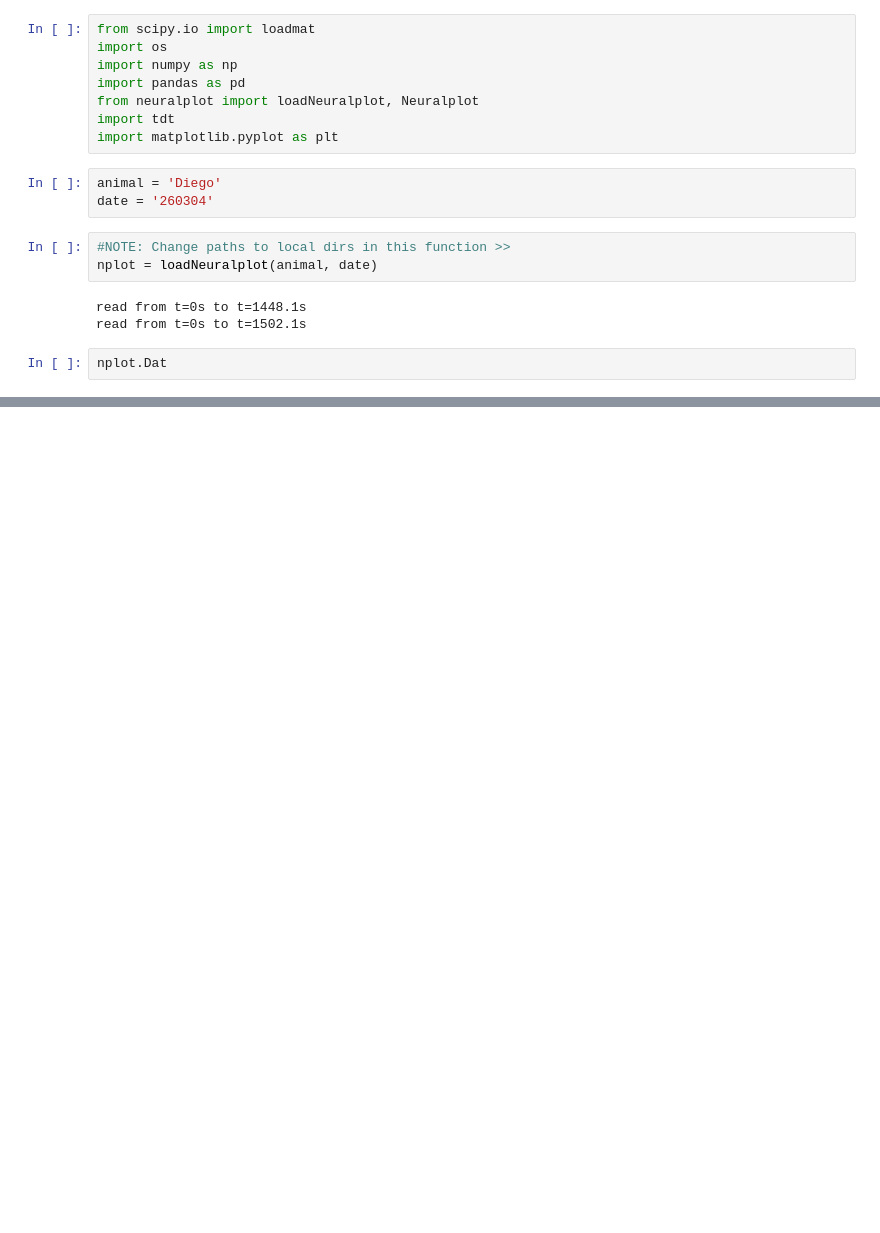
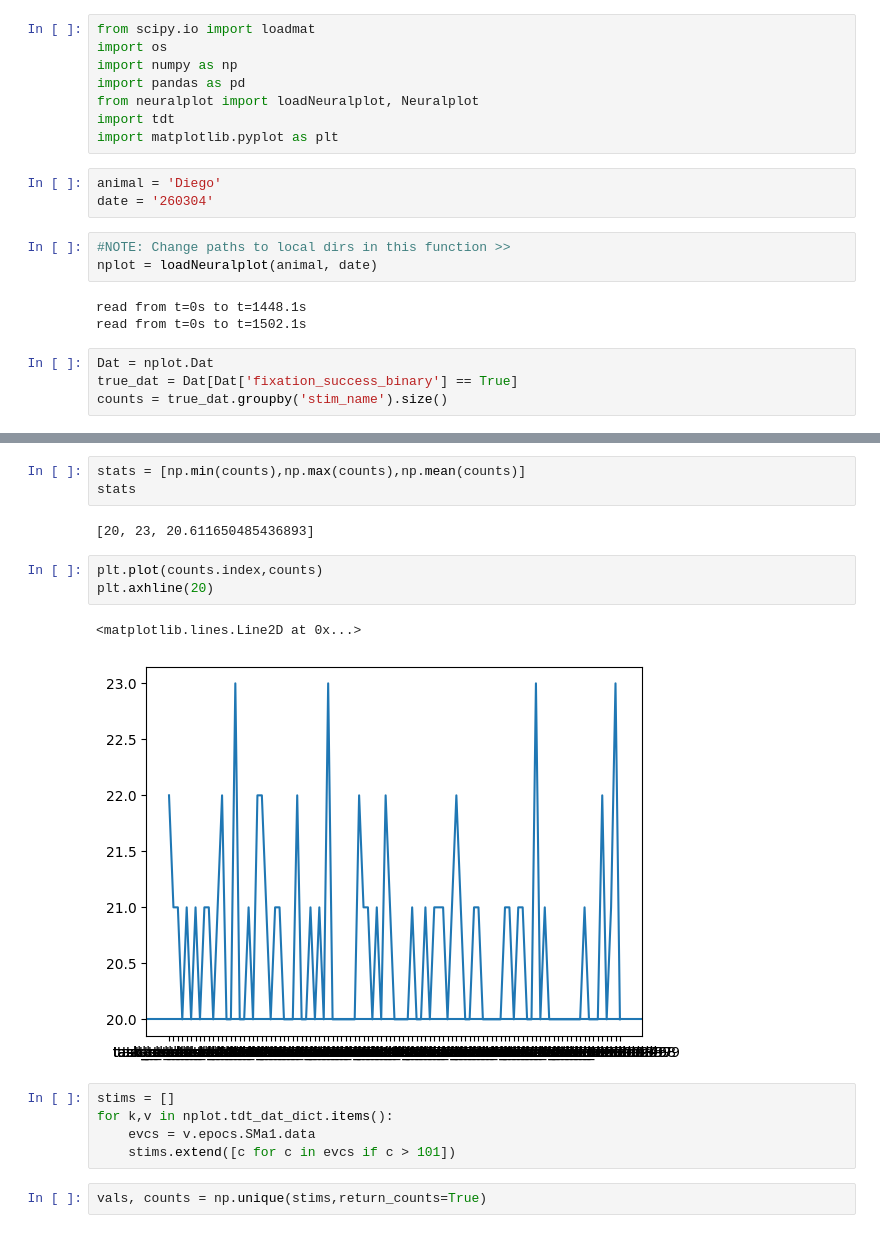
Before and after one commit to danhan51/neuralplot, a Jupyter notebook: 260420_check_stim_counts_nb.ipynb, the cells around one changed output, grey strips where cells are left out. Saved outputs shown, nothing was run; the diff lists cells and outputs as text; blank space fills up the shorter version.

```diff
--- a/260420_check_stim_counts_nb.ipynb
+++ b/260420_check_stim_counts_nb.ipynb
@@ -19,4 +22,6 @@ nplot = loadNeuralplot(animal, date)
 read from t=0s to t=1448.1s
 read from t=0s to t=1502.1s
 # %%
-nplot.Dat
+Dat = nplot.Dat
+true_dat = Dat[Dat['fixation_success_binary'] == True]
+counts = true_dat.groupby('stim_name').size()
@@ -24,0 +44,18 @@ NameError: name 'nplot' is not defined
+# %%
+stats = [np.min(counts),np.max(counts),np.mean(counts)]
+stats
+# %% [output]
+[20, 23, 20.611650485436893]
+# %%
+plt.plot(counts.index,counts)
+plt.axhline(20)
+# %% [output]
+<matplotlib.lines.Line2D at 0x...>
+[figure, added]
+# %%
+stims = []
+for k,v in nplot.tdt_dat_dict.items():
+    evcs = v.epocs.SMa1.data
+    stims.extend([c for c in evcs if c > 101])
+# %%
+vals, counts = np.unique(stims,return_counts=True)
```
Also changed, not shown: parts of 4 cells of this notebook, 1 other file.
